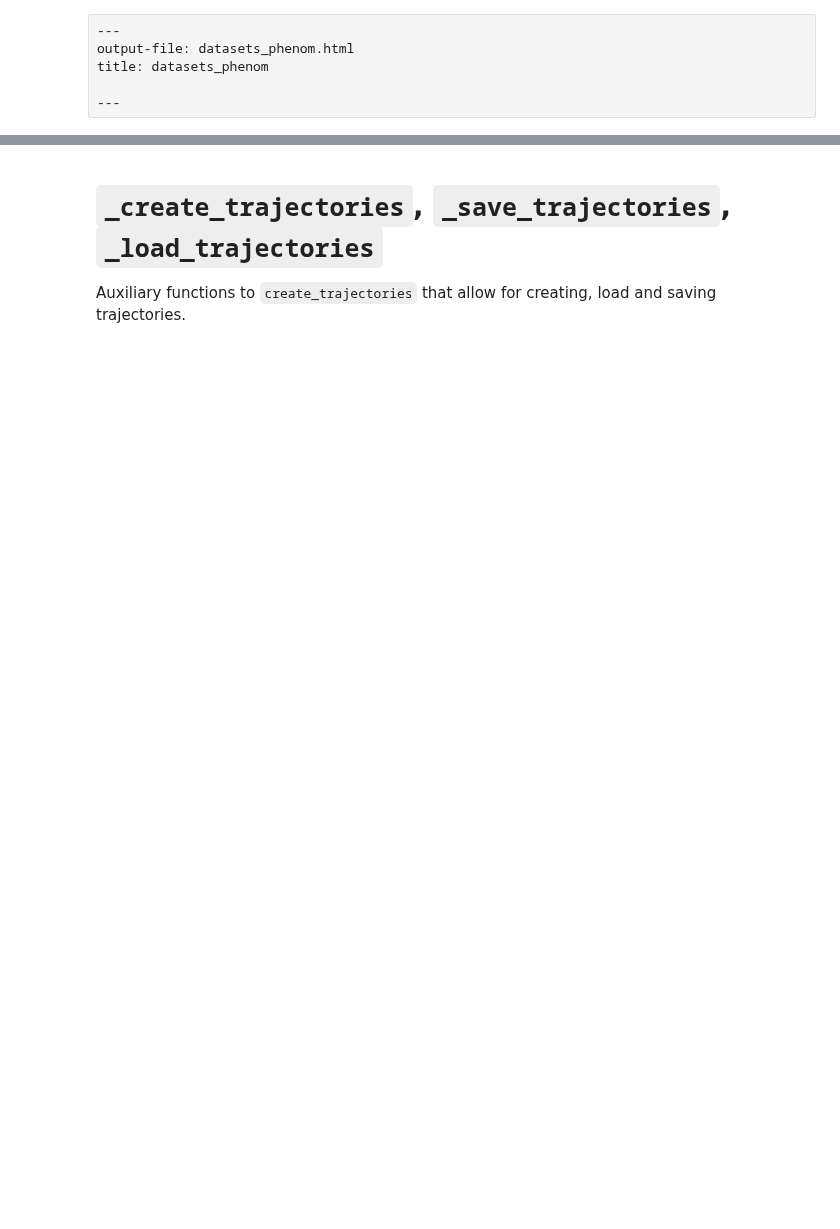
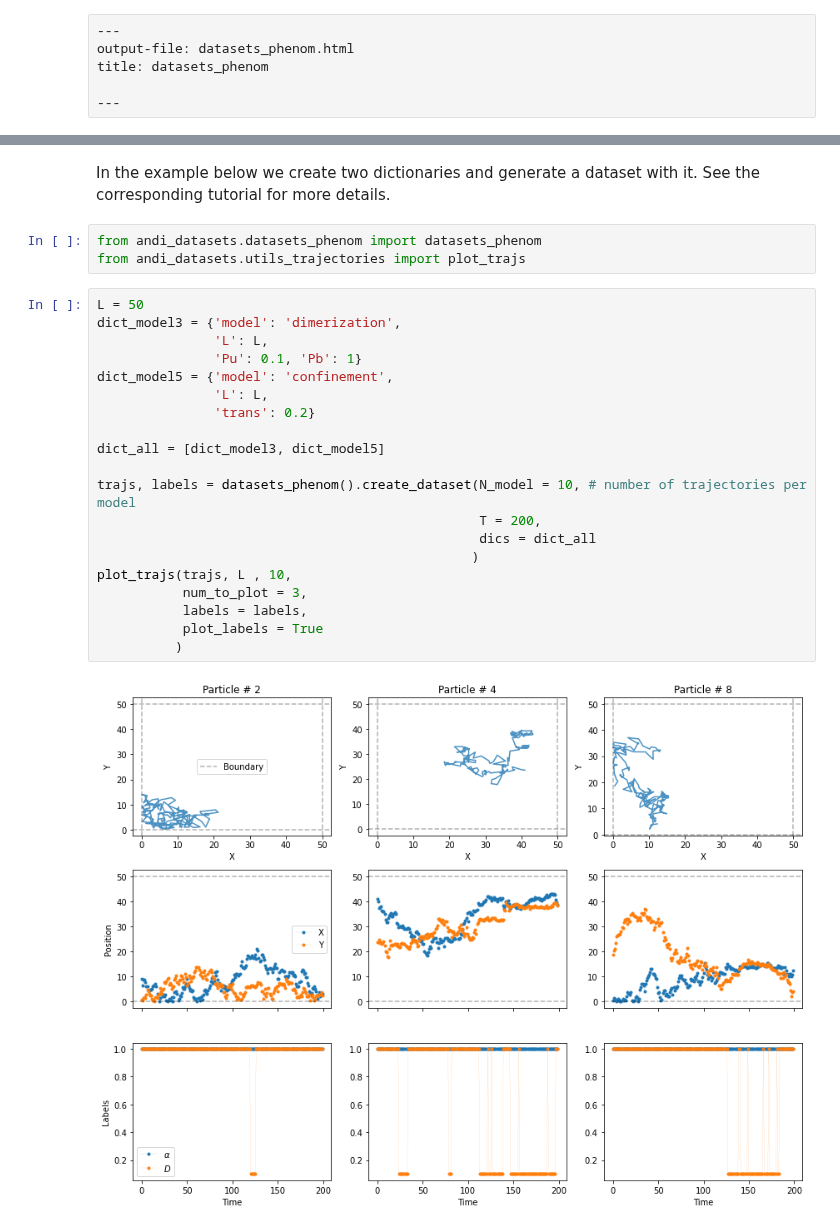
Before and after one commit to AnDiChallenge/andi_datasets, a Jupyter notebook: _proc/datasets_phenom.ipynb, the cells around one changed output, grey strips where cells are left out. Saved outputs shown, nothing was run; the diff lists cells and outputs as text; blank space fills up the shorter version.

```diff
--- a/_proc/datasets_phenom.ipynb
+++ b/_proc/datasets_phenom.ipynb
@@ -43,3 +41,27 @@ Constructor of the class
-# %% [markdown]
-# `_create_trajectories`, `_save_trajectories`, `_load_trajectories`
-Auxiliary functions to `create_trajectories` that allow for creating, load and saving trajectories.
+# %% [markdown]
+In the example below we create two dictionaries and generate a dataset with it. See the corresponding tutorial for more details.
+# %%
+from andi_datasets.datasets_phenom import datasets_phenom
+from andi_datasets.utils_trajectories import plot_trajs
+# %%
+L = 50
+dict_model3 = {'model': 'dimerization',
+               'L': L,
+               'Pu': 0.1, 'Pb': 1}
+dict_model5 = {'model': 'confinement',
+               'L': L,
+               'trans': 0.2}
+
+dict_all = [dict_model3, dict_model5]
+
+trajs, labels = datasets_phenom().create_dataset(N_model = 10, # number of trajectories per model
+                                                 T = 200,
+                                                 dics = dict_all
+                                                )
+plot_trajs(trajs, L , 10,
+           num_to_plot = 3,
+           labels = labels,
+           plot_labels = True
+          )
+# %% [output]
+[figure, added]
```
Also changed, not shown: parts of 23 cells of this notebook, 27 other files.
